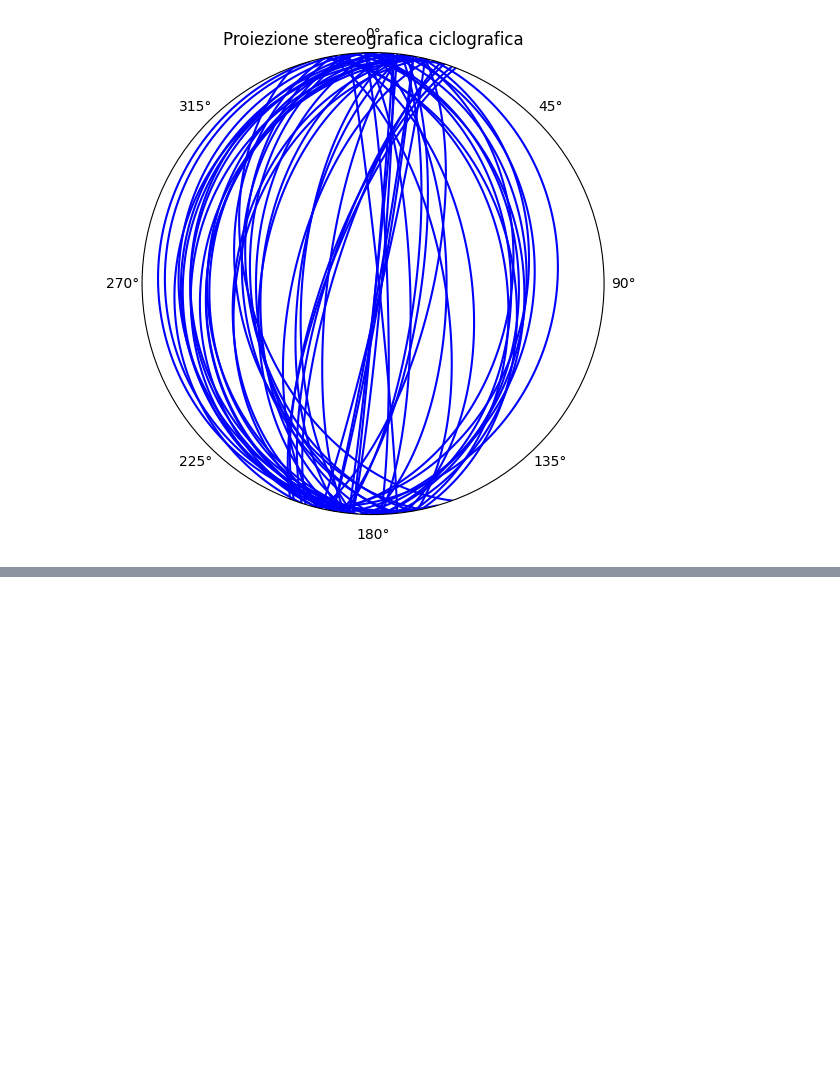
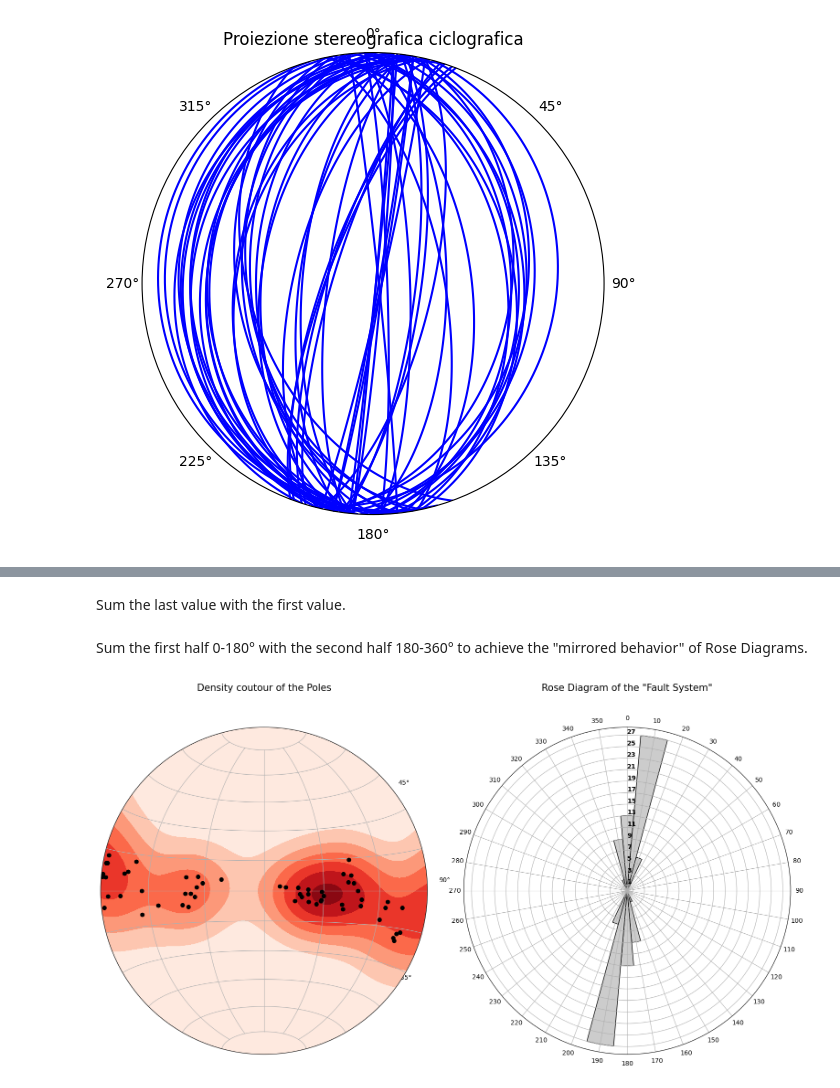
Before and after one commit to mzucali/didactics, a Jupyter notebook: AS3DStereoplotStats/stereonet_statistica_sferica_v2.ipynb, the cells around one changed output, grey strips where cells are left out. Saved outputs shown, nothing was run; the diff lists cells and outputs as text; code cells hidden in the pictures; blank space fills up the shorter version.

```diff
--- a/AS3DStereoplotStats/stereonet_statistica_sferica_v2.ipynb
+++ b/AS3DStereoplotStats/stereonet_statistica_sferica_v2.ipynb
@@ -389,0 +400,35 @@ Risultati.head()
+# %%
+bin_edges = np.arange(-5, 366, 10)
+number_of_strikes, bin_edges = np.histogram(strike_RHR, bin_edges)
+# %% [markdown]
+Sum the last value with the first value.
+# %%
+number_of_strikes[0] += number_of_strikes[-1]
+# %% [markdown]
+Sum the first half 0-180° with the second half 180-360° to achieve the "mirrored behavior" of Rose Diagrams.
+# %%
+half = np.sum(np.split(number_of_strikes[:-1], 2), 0)
+two_halves = np.concatenate([half, half])
+# %%
+fig = plt.figure(figsize=(16,8))
+
+ax = fig.add_subplot(121, projection='stereonet')
+
+ax.pole(strike_RHR, inclinazione, c='k', label='Pole of the Planes')
+ax.density_contourf(strike_RHR, inclinazione, measurement='poles', cmap='Reds')
+ax.set_title('Density coutour of the Poles', y=1.10, fontsize=15)
+ax.grid()
+
+ax = fig.add_subplot(122, projection='polar')
+
+ax.bar(np.deg2rad(np.arange(0, 360, 10)), two_halves,
+       width=np.deg2rad(10), bottom=0.0, color='.8', edgecolor='k')
+ax.set_theta_zero_location('N')
+ax.set_theta_direction(-1)
+ax.set_thetagrids(np.arange(0, 360, 10), labels=np.arange(0, 360, 10))
+ax.set_rgrids(np.arange(1, two_halves.max() + 1, 2), angle=0, weight= 'black')
+ax.set_title('Rose Diagram of the "DATASET's STRIKE"', y=1.10, fontsize=15)
+
+fig.tight_layout()
+# %% [output]
+[figure, added]
```
Also changed, not shown: parts of 3 cells of this notebook.
